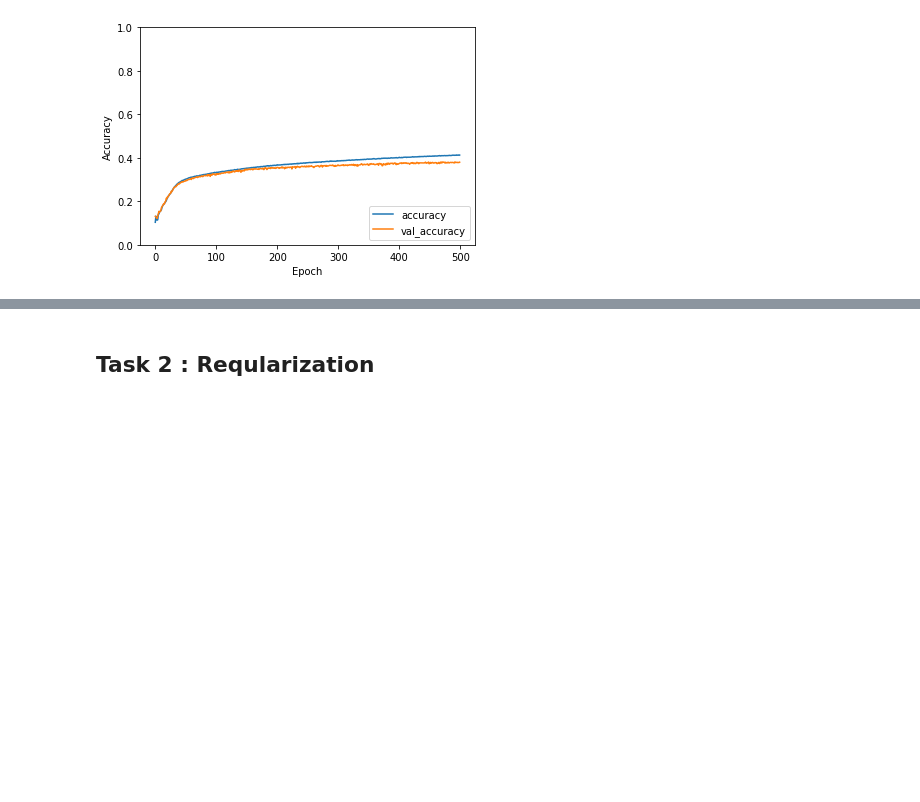
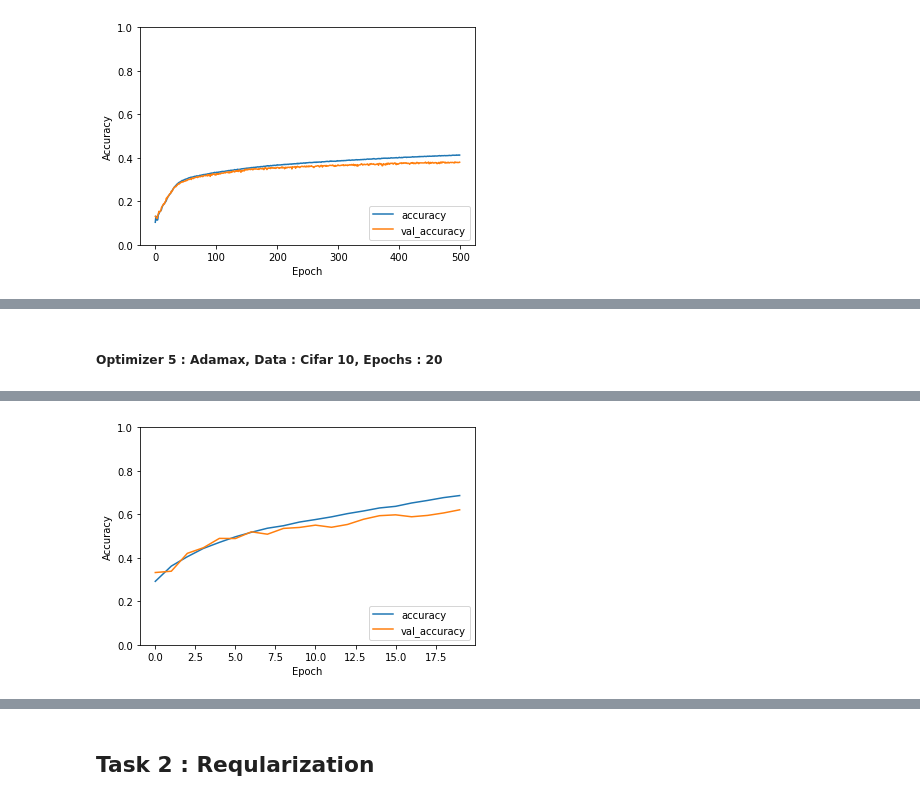
Before and after one commit to rajprasad001/deep_learning_concepts, a Jupyter notebook: Project_Assignment.ipynb, the cells around one changed output, grey strips where cells are left out. Drawn from its saved outputs; the diff is of its cells as text; code cells hidden in the pictures; blank space fills up the shorter version.

```diff
--- a/Project_Assignment.ipynb
+++ b/Project_Assignment.ipynb
@@ -458,0 +482,5 @@ Test Data Loss : 2.0728020668029785, Test Data Accuracy : 0.38359999656677246
+# %% [markdown]
+##### Optimizer 5 : Adamax, Data : Cifar 10, Epochs : 20
+# %%
+opt_adamax_resnet = resnet('adamax',cifar_train_x,cifar_train_y,20,cifar_val_x,cifar_val_y,cifar_test_x,cifar_test_y)
+# %% [output]
@@ -458,0 +504 @@ Test Data Loss : 2.0728020668029785, Test Data Accuracy : 0.38359999656677246
+[figure, added]
```
Also changed, not shown: parts of 8 cells of this notebook.
